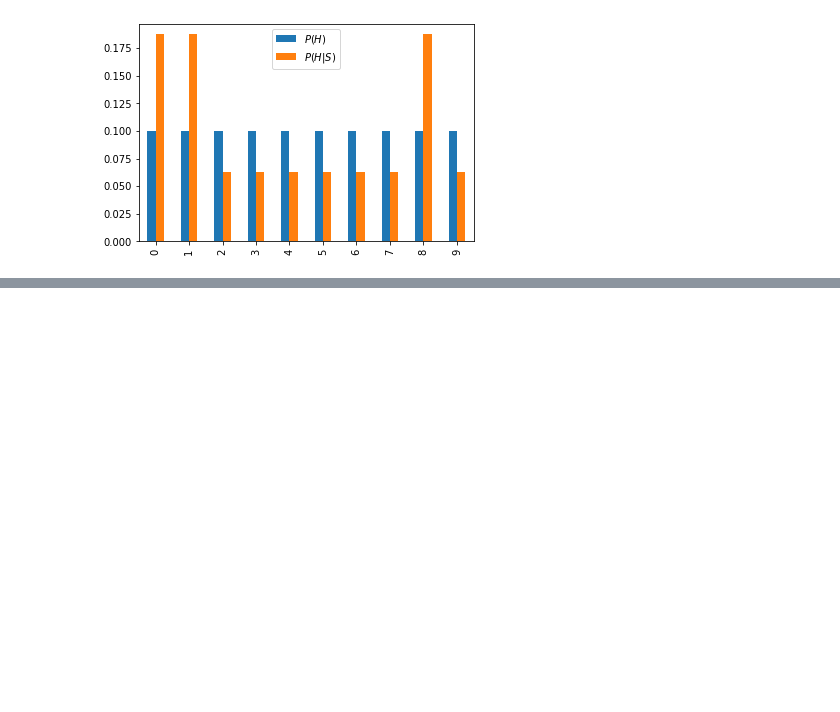
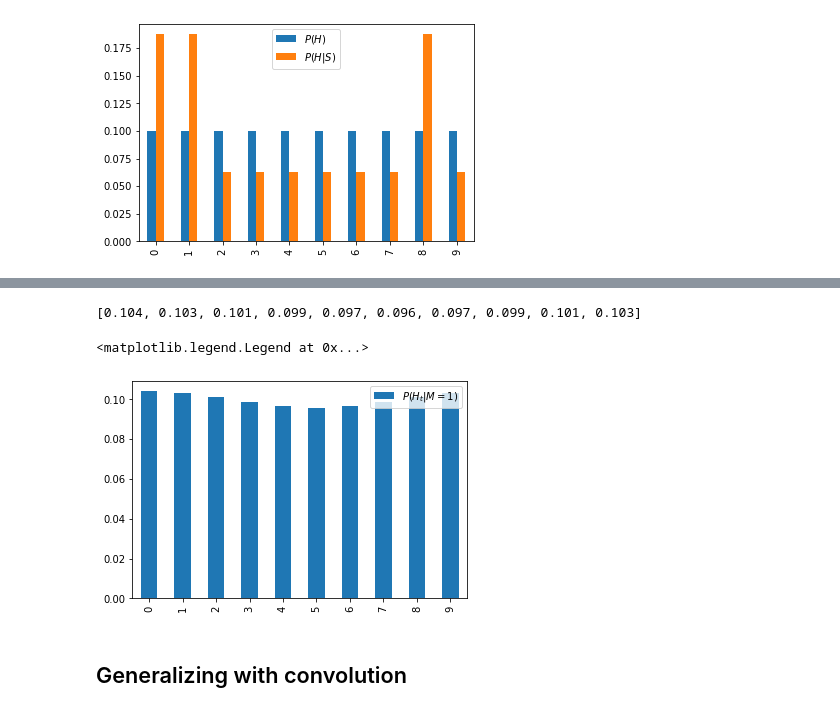
Before and after one commit to danhojin/ml-notes, a Jupyter notebook: hellos/filterpy1.ipynb, the cells around one changed output, grey strips where cells are left out. Saved outputs shown, nothing was run; the diff lists cells and outputs as text; code cells hidden in the pictures; blank space fills up the shorter version.

```diff
--- a/hellos/filterpy1.ipynb
+++ b/hellos/filterpy1.ipynb
@@ -131,0 +203,20 @@ ax.legend(['$P(H)$', '$P(H|S)$'])
+# %%
+prob = dict([(-1, 0.1), (0, 0.8), (1, 0.1)])
+H_t_1 = np.array([1.0, 0, 0, 0, 0, 0, 0, 0, 0, 0])
+for _ in range(100):
+    H_t_1 = list(map(lambda k_t: posterior(k_t, 1, H_t_1, prob), range(10)))
+
+
+print([float(f'{el:.3f}') for el in H_t_1])
+df = pd.DataFrame({
+    'P_H_M': H_t_1
+})
+fig, ax = plt.subplots()
+df.plot(kind='bar', ax=ax)
+ax.legend(['$P(H_t|M=1)$'])
+# %% [output]
+[0.104, 0.103, 0.101, 0.099, 0.097, 0.096, 0.097, 0.099, 0.101, 0.103]
+<matplotlib.legend.Legend at 0x...>
+[figure, added]
+# %% [markdown]
+## Generalizing with convolution
```
Also changed, not shown: parts of 8 cells of this notebook.
